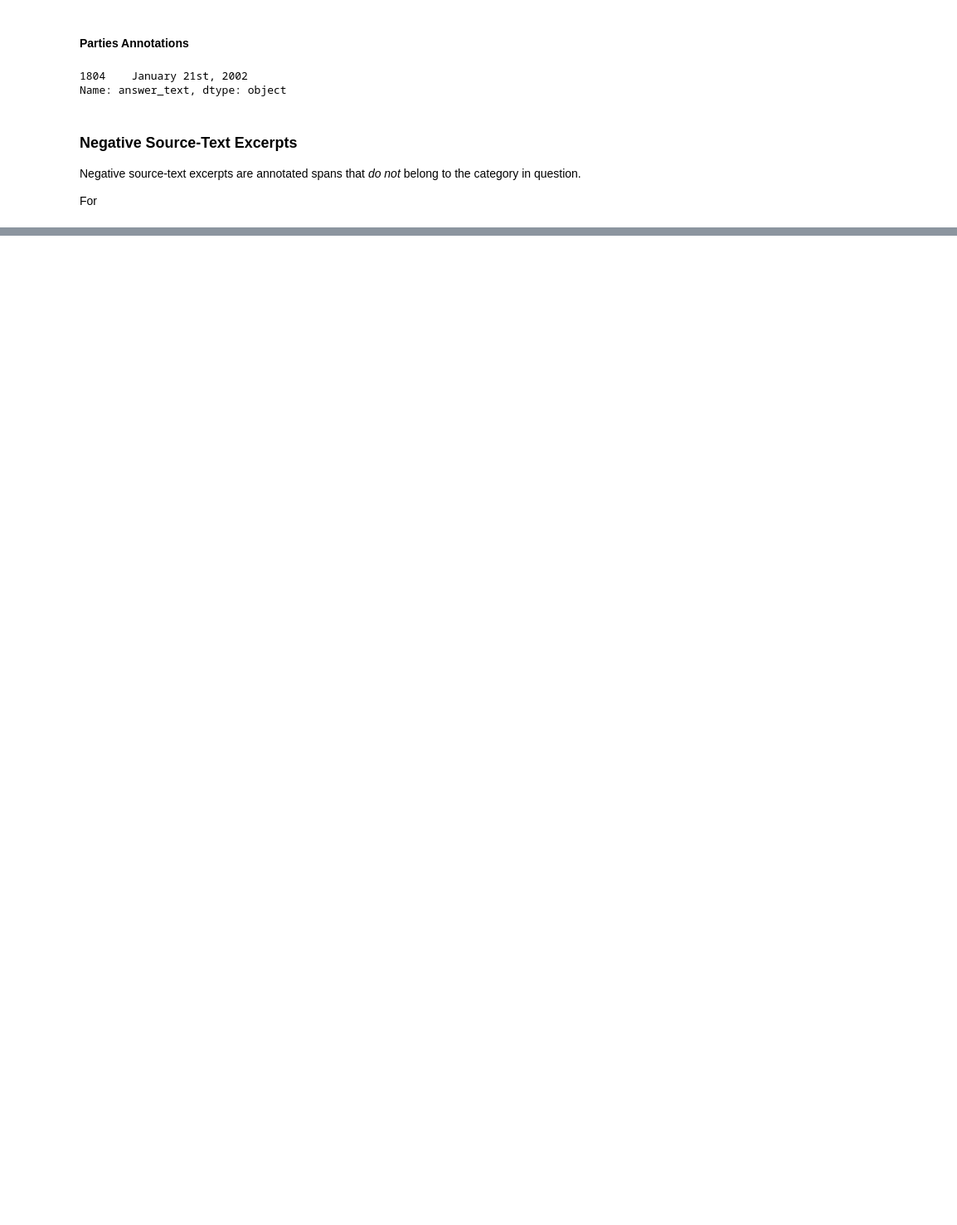
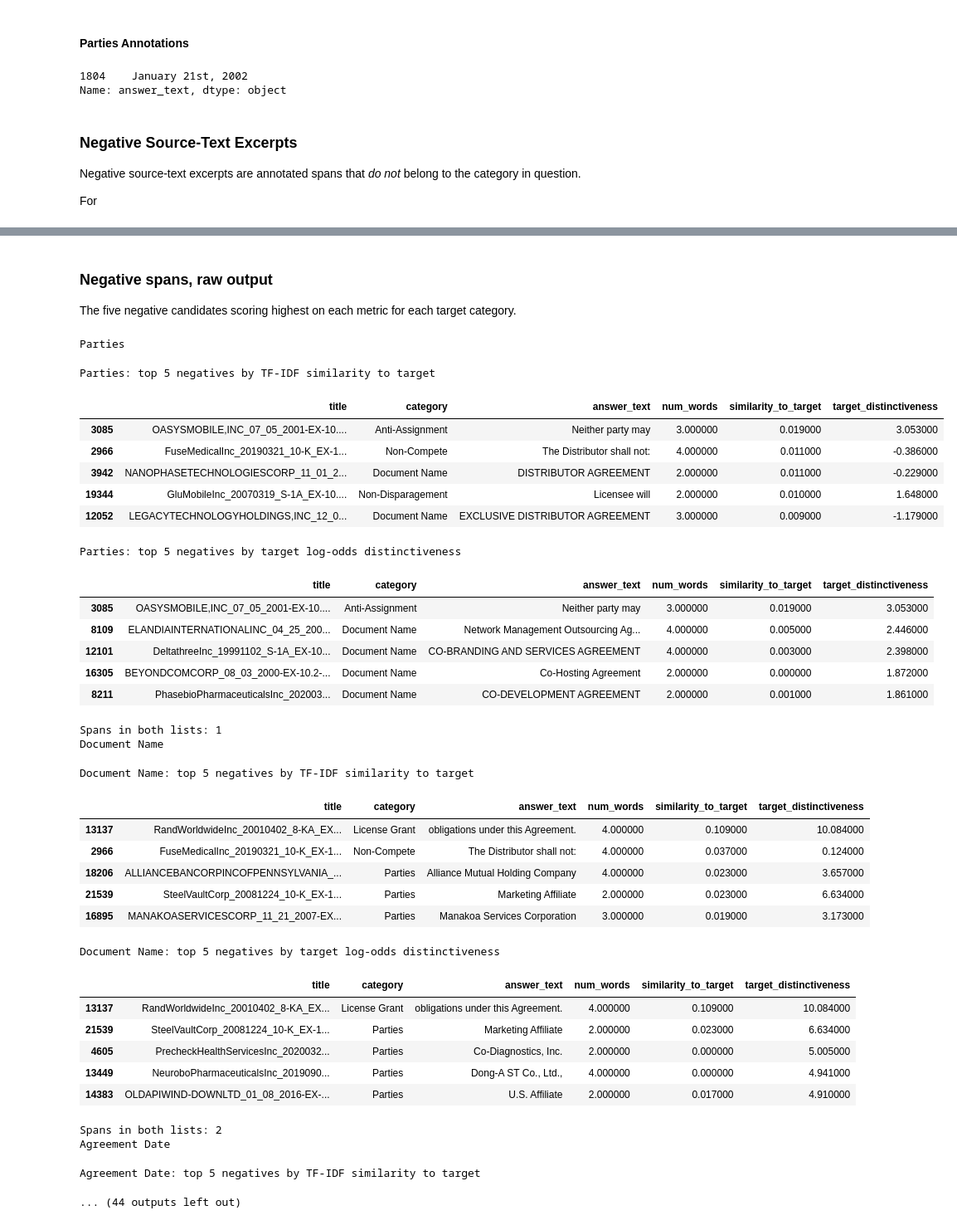
Before and after one commit to Break-Through-Tech/Accenture-1D-contract-review-challenge, a Jupyter notebook: notebooks/review_bundles.ipynb, the cells around one changed output, grey strips where cells are left out. Shown at 83% size. Saved outputs shown, nothing was run; the diff lists cells and outputs as text; code cells hidden in the pictures; blank space fills up the shorter version.

Commit message:
added negative annotation candidates

```diff
--- a/notebooks/review_bundles.ipynb
+++ b/notebooks/review_bundles.ipynb
@@ -384,10 +381,13 @@ Metadata categories and dates (`Parties`, `Document Name`, `Agreement Date`) are
 # and end with sentence-final punctuation (optionally followed by a closing quote/bracket)
 FRAGMENT_CATEGORIES = ['Parties', 'Document Name', 'Agreement Date']   # names/dates, never full sentences
 
-stripped_text = iqr_annotations['answer_text'].str.strip()
-clean_start = stripped_text.str.match(r'["“(\[]*[A-Z0-9]')
-clean_end = stripped_text.str.contains(r'[.!?]["”)\]]*$')
-clean_boundaries = (clean_start & clean_end) | iqr_annotations['category'].isin(FRAGMENT_CATEGORIES)
+def has_clean_boundaries(text):
+    stripped_text = text.str.strip()
+    clean_start = stripped_text.str.match(r'["“(\[]*[A-Z0-9]')
+    clean_end = stripped_text.str.contains(r'[.!?]["”)\]]*$')
+    return clean_start & clean_end
+
+clean_boundaries = has_clean_boundaries(iqr_annotations['answer_text']) | iqr_annotations['category'].isin(FRAGMENT_CATEGORIES)
 
 candidate_spans = iqr_annotations[clean_boundaries].copy()
 
@@ -544,7 +544,7 @@ The five candidate spans (within the IQR, with clean boundaries) scoring highest
 # EXAMPLE_CATEGORY = 'License Grant'
 display_cols = ['title', 'answer_text', 'num_words', 'centrality', 'distinctiveness']
 
-def top_spans(spans, score, n=5):
+def top_spans(spans, score, n=5, cols=display_cols):
     # best-scoring span from each context group, then the top n of those. Also drop repeated span text
     # (case/whitespace-insensitive): near-duplicate filings of one agreement can land in different context groups.
     text_key = spans['answer_text'].str.lower().str.split().str.join(' ')
@@ -552,7 +552,7 @@ def top_spans(spans, score, n=5):
             .sort_values(score, ascending=False)
             .drop_duplicates('context_group_id')
             .drop_duplicates('text_key')
-            .head(n)[display_cols])
+            .head(n)[cols])
 
 
 
@@ -645,0 +722,50 @@ For
+# %% [markdown]
+### Negative spans, raw output
+The five negative candidates scoring highest on each metric for each target category.
+# %%
+negative_cols = ['title', 'category', 'answer_text', 'num_words', 'similarity_to_target', 'target_distinctiveness']
+
+for target, negatives in negatives_by_target.items():
+    top_by_similarity = top_spans(negatives, 'similarity_to_target', cols=negative_cols)
+    top_by_distinctiveness = top_spans(negatives, 'target_distinctiveness', cols=negative_cols)
+    print(target)
+    show_spans(top_by_similarity, f'{target}: top 5 negatives by TF-IDF similarity to target')
+    show_spans(top_by_distinctiveness, f'{target}: top 5 negatives by target log-odds distinctiveness')
+
+    print('Spans in both lists:', len(top_by_similarity.index.intersection(top_by_distinctiveness.index)))
+# %% [output]
+Parties
+Parties: top 5 negatives by TF-IDF similarity to target
+|  | title | category | answer_text | num_words | similarity_to_target | target_distinctiveness |
+| 3085 | OASYSMOBILE,INC_07_05_2001-EX-10.... | Anti-Assignment | Neither party may | 3.000000 | 0.019000 | 3.053000 |
+| 2966 | FuseMedicalInc_20190321_10-K_EX-1... | Non-Compete | The Distributor shall not: | 4.000000 | 0.011000 | -0.386000 |
+| 3942 | NANOPHASETECHNOLOGIESCORP_11_01_2... | Document Name | DISTRIBUTOR AGREEMENT | 2.000000 | 0.011000 | -0.229000 |
+| 19344 | GluMobileInc_20070319_S-1A_EX-10.... | Non-Disparagement | Licensee will | 2.000000 | 0.010000 | 1.648000 |
+| 12052 | LEGACYTECHNOLOGYHOLDINGS,INC_12_0... | Document Name | EXCLUSIVE DISTRIBUTOR AGREEMENT | 3.000000 | 0.009000 | -1.179000 |
+Parties: top 5 negatives by target log-odds distinctiveness
+|  | title | category | answer_text | num_words | similarity_to_target | target_distinctiveness |
+| 3085 | OASYSMOBILE,INC_07_05_2001-EX-10.... | Anti-Assignment | Neither party may | 3.000000 | 0.019000 | 3.053000 |
+| 8109 | ELANDIAINTERNATIONALINC_04_25_200... | Document Name | Network Management Outsourcing Ag... | 4.000000 | 0.005000 | 2.446000 |
+| 12101 | DeltathreeInc_19991102_S-1A_EX-10... | Document Name | CO-BRANDING AND SERVICES AGREEMENT | 4.000000 | 0.003000 | 2.398000 |
+| 16305 | BEYONDCOMCORP_08_03_2000-EX-10.2-... | Document Name | Co-Hosting Agreement | 2.000000 | 0.000000 | 1.872000 |
+| 8211 | PhasebioPharmaceuticalsInc_202003... | Document Name | CO-DEVELOPMENT AGREEMENT | 2.000000 | 0.001000 | 1.861000 |
+Spans in both lists: 1
+Document Name
+Document Name: top 5 negatives by TF-IDF similarity to target
+|  | title | category | answer_text | num_words | similarity_to_target | target_distinctiveness |
+| 13137 | RandWorldwideInc_20010402_8-KA_EX... | License Grant | obligations under this Agreement. | 4.000000 | 0.109000 | 10.084000 |
+| 2966 | FuseMedicalInc_20190321_10-K_EX-1... | Non-Compete | The Distributor shall not: | 4.000000 | 0.037000 | 0.124000 |
+| 18206 | ALLIANCEBANCORPINCOFPENNSYLVANIA_... | Parties | Alliance Mutual Holding Company | 4.000000 | 0.023000 | 3.657000 |
+| 21539 | SteelVaultCorp_20081224_10-K_EX-1... | Parties | Marketing Affiliate | 2.000000 | 0.023000 | 6.634000 |
+| 16895 | MANAKOASERVICESCORP_11_21_2007-EX... | Parties | Manakoa Services Corporation | 3.000000 | 0.019000 | 3.173000 |
+Document Name: top 5 negatives by target log-odds distinctiveness
+|  | title | category | answer_text | num_words | similarity_to_target | target_distinctiveness |
+| 13137 | RandWorldwideInc_20010402_8-KA_EX... | License Grant | obligations under this Agreement. | 4.000000 | 0.109000 | 10.084000 |
+| 21539 | SteelVaultCorp_20081224_10-K_EX-1... | Parties | Marketing Affiliate | 2.000000 | 0.023000 | 6.634000 |
+| 4605 | PrecheckHealthServicesInc_2020032... | Parties | Co-Diagnostics, Inc. | 2.000000 | 0.000000 | 5.005000 |
+| 13449 | NeuroboPharmaceuticalsInc_2019090... | Parties | Dong-A ST Co., Ltd., | 4.000000 | 0.000000 | 4.941000 |
+| 14383 | OLDAPIWIND-DOWNLTD_01_08_2016-EX-... | Parties | U.S. Affiliate | 2.000000 | 0.017000 | 4.910000 |
+Spans in both lists: 2
+Agreement Date
+Agreement Date: top 5 negatives by TF-IDF similarity to target
+... (44 outputs left out)
```
Also changed, not shown: parts of 3 cells of this notebook.
